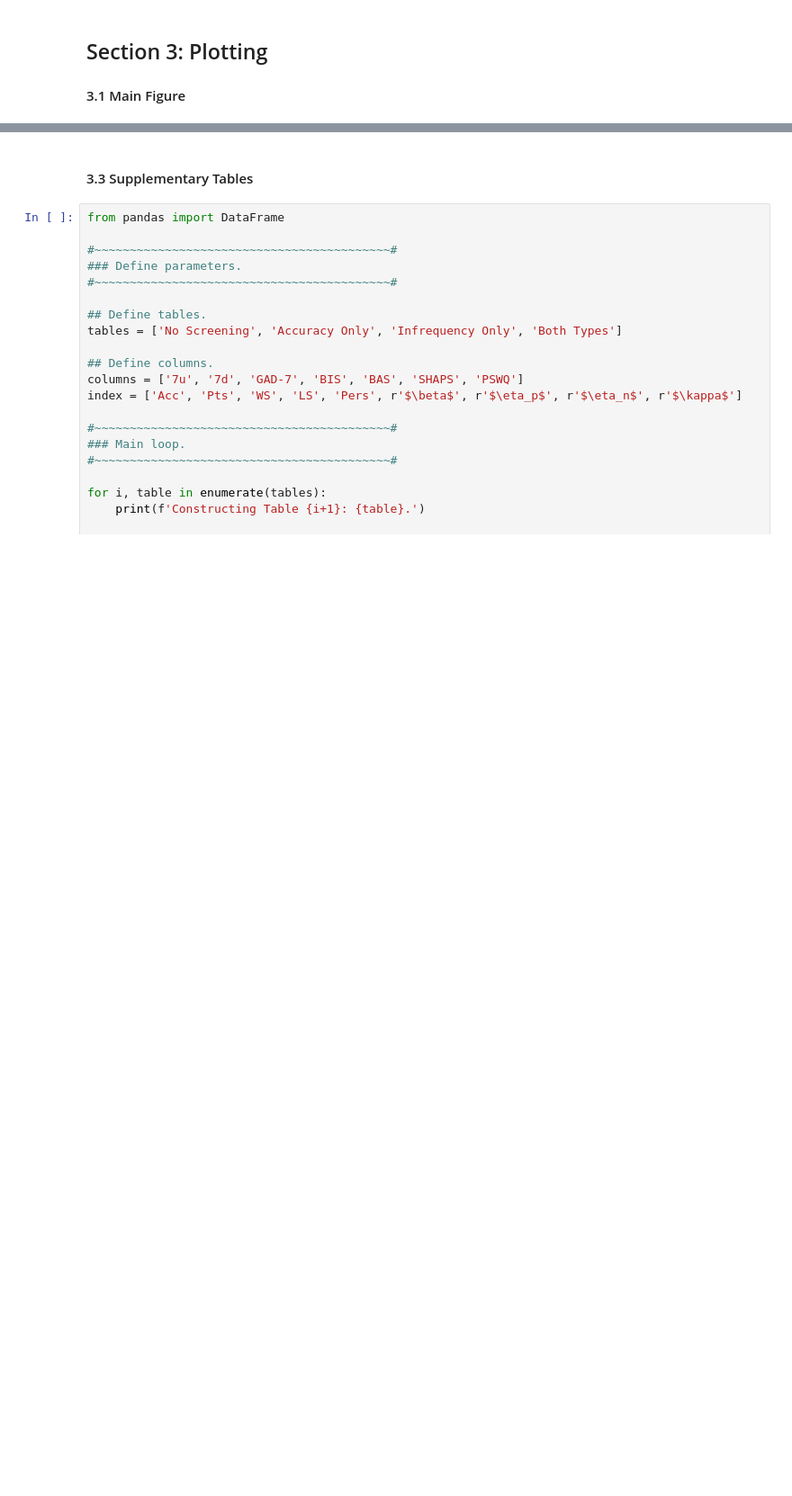
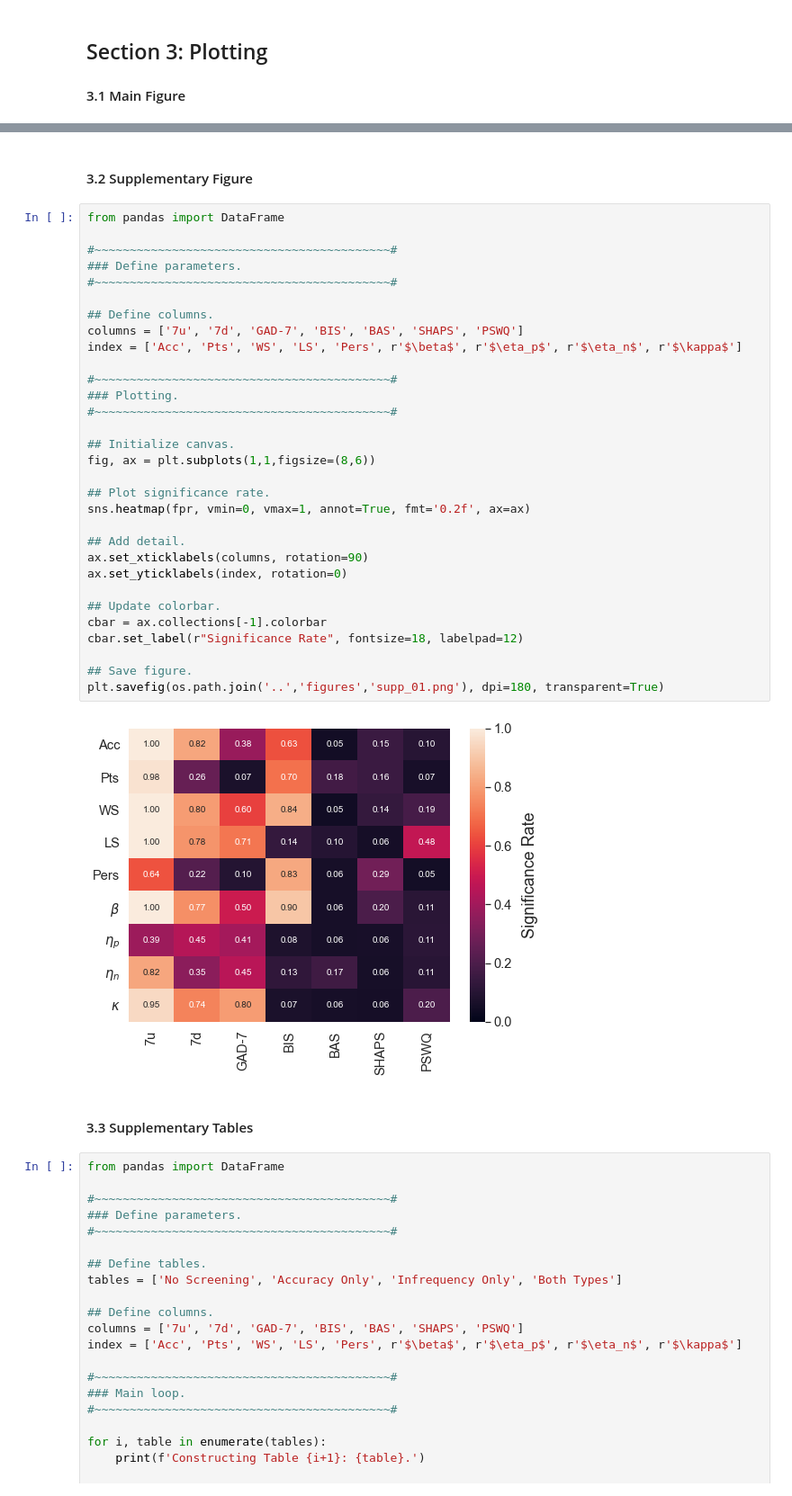
Before and after one commit to nivlab/sciops, a Jupyter notebook: analysis/results_03a.ipynb, the cells around one changed output, grey strips where cells are left out. Shown at 90% size. Cells and saved outputs as stored; diff of their text form; blank space fills up the shorter version.

```diff
--- a/analysis/results_03a.ipynb
+++ b/analysis/results_03a.ipynb
@@ -207,3 +210,38 @@ plt.savefig(os.path.join('..','figures','main_03a.png'), dpi=180, transparent=Tr
+# %% [markdown]
+#### 3.2 Supplementary Figure
+# %%
+from pandas import DataFrame
+
+#~~~~~~~~~~~~~~~~~~~~~~~~~~~~~~~~~~~~~~~~~~#
+### Define parameters.
+#~~~~~~~~~~~~~~~~~~~~~~~~~~~~~~~~~~~~~~~~~~#
+
+## Define columns.
+columns = ['7u', '7d', 'GAD-7', 'BIS', 'BAS', 'SHAPS', 'PSWQ']
+index = ['Acc', 'Pts', 'WS', 'LS', 'Pers', r'$\beta$', r'$\eta_p$', r'$\eta_n$', r'$\kappa$']
+
+#~~~~~~~~~~~~~~~~~~~~~~~~~~~~~~~~~~~~~~~~~~#
+### Plotting.
+#~~~~~~~~~~~~~~~~~~~~~~~~~~~~~~~~~~~~~~~~~~#
+
+## Initialize canvas.
+fig, ax = plt.subplots(1,1,figsize=(8,6))
+
+## Plot significance rate.
+sns.heatmap(fpr, vmin=0, vmax=1, annot=True, fmt='0.2f', ax=ax)
+
+## Add detail.
+ax.set_xticklabels(columns, rotation=90)
+ax.set_yticklabels(index, rotation=0)
+
+## Update colorbar.
+cbar = ax.collections[-1].colorbar
+cbar.set_label(r"Significance Rate", fontsize=18, labelpad=12)
+
+## Save figure.
+plt.savefig(os.path.join('..','figures','supp_01.png'), dpi=180, transparent=True)
+# %% [output]
+[figure, added]
 # %% [markdown]
 #### 3.3 Supplementary Tables
 # %%
```
Also changed, not shown: parts of 3 cells of this notebook, 3 other files.
